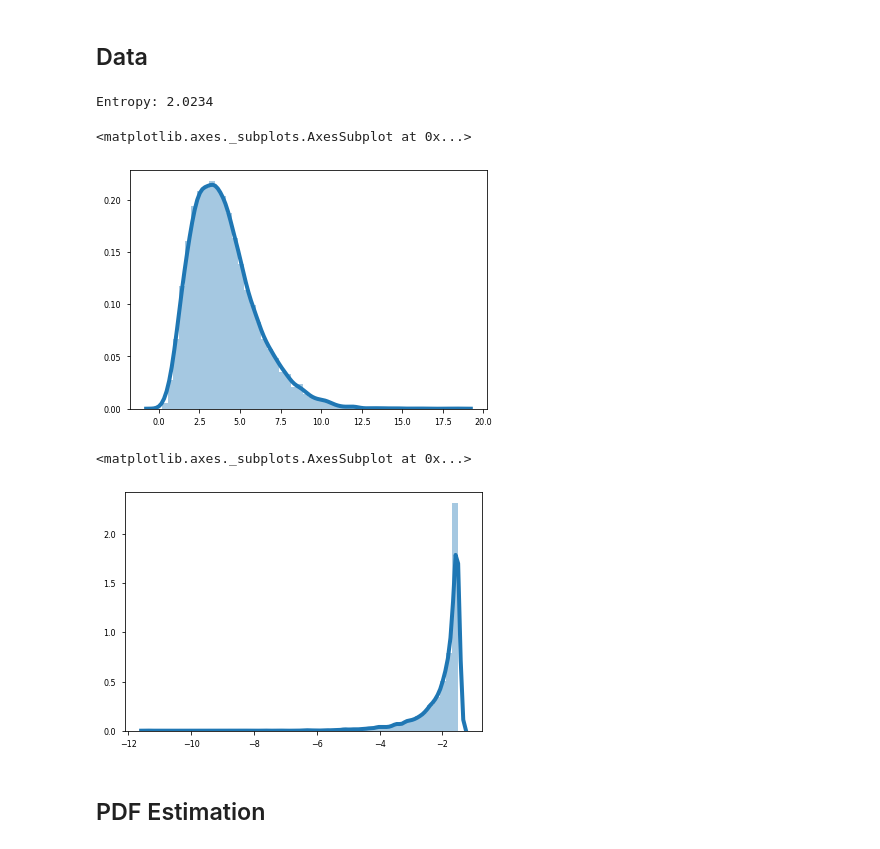
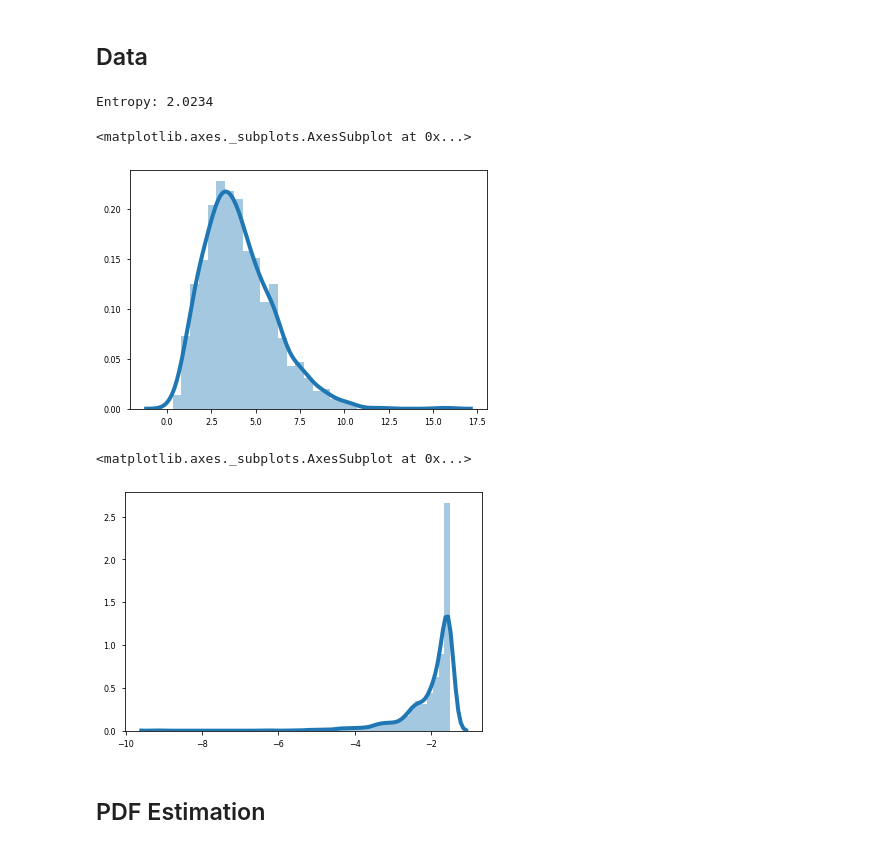
Before and after one commit to IPL-UV/rbig, a Jupyter notebook: notebooks/demo_7.1_pdf_estimation.ipynb, the cells around one changed output. Cells and saved outputs as stored; diff of their text form; code cells hidden in the pictures.

```diff
--- a/notebooks/demo_7.1_pdf_estimation.ipynb
+++ b/notebooks/demo_7.1_pdf_estimation.ipynb
@@ -32,27 +32,29 @@ mpl.rcParams['axes.labelsize'] = 12
 ## Data
 # %%
 seed = 123
-n_samples = 10_000
+n_samples = 1_000
+n_tsamples = 10_000
 a = 4
 
 # initialize data distribution
 data_dist = stats.gamma(a=a)
 
 # get some samples
 X = data_dist.rvs(size=(n_samples, 1), random_state=seed)
+X_new = data_dist.rvs(size=(n_tsamples, 1), random_state=seed)
 
 print(f"Entropy: {data_dist.entropy():.4f}")
 # plot distribution
 sns.distplot(X)
 # %% [output]
 Entropy: 2.0234
 <matplotlib.axes._subplots.AxesSubplot at 0x...>
-[figure, old version]
+[figure, new version]
 # %%
 sns.distplot(data_dist.logpdf(X))
 # %% [output]
 <matplotlib.axes._subplots.AxesSubplot at 0x...>
-[figure, old version]
+[figure, new version]
 # %% [markdown]
 ## PDF Estimation
 # %% [markdown]
```
Also changed, not shown: parts of 19 cells of this notebook, 3 other files.
